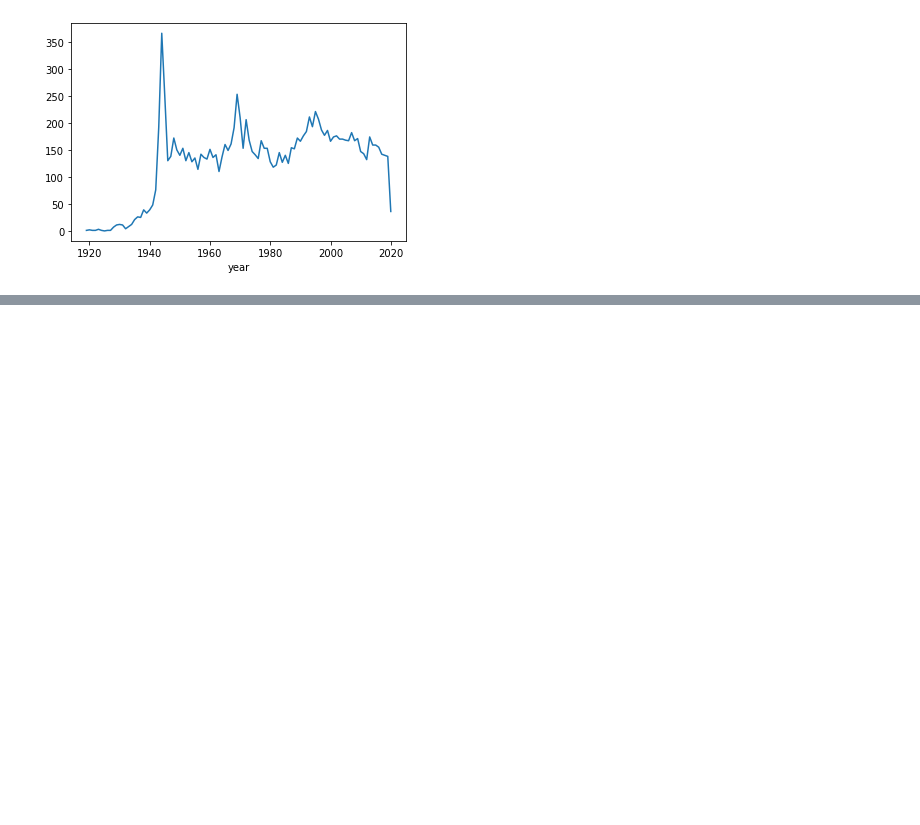
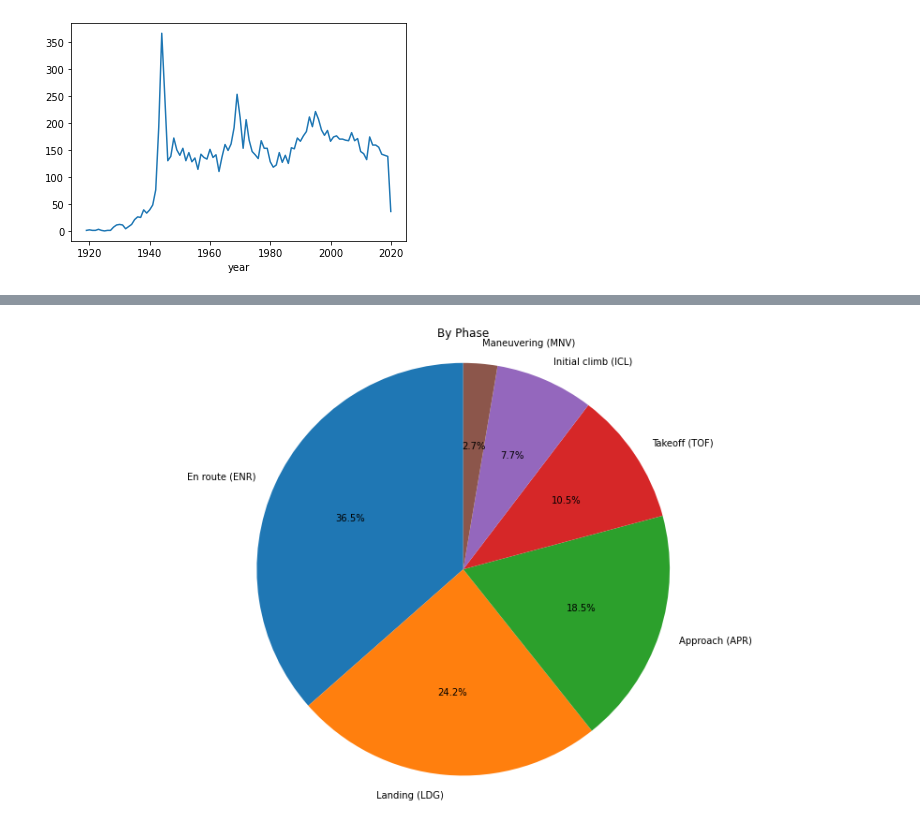
Before and after one commit to ptuuu/170finalproj, a Jupyter notebook: demo/playground.ipynb, the cells around one changed output, grey strips where cells are left out. Saved outputs shown, nothing was run; the diff lists cells and outputs as text; code cells hidden in the pictures; blank space fills up the shorter version.

```diff
--- a/demo/plot.ipynb
+++ b/demo/playground.ipynb
@@ -292,0 +307,4 @@ df.head(1)
+# %%
+by_phase = df[['Phase', 'id']].groupby(['Phase']).count().rename(columns={'id': 'Count'})
+by_phase = by_phase.sort_values(by=['Count'], ascending=False)[:6].reset_index()
+by_phase
@@ -292,0 +319,8 @@ df.head(1)
+# %%
+fig, ax = plt.subplots(figsize=(16, 9))
+ax.pie(by_phase['Count'], labels=by_phase['Phase'], autopct='%1.1f%%', startangle=90)
+ax.axis('equal')
+ax.set_title('By Phase')
+plt.show()
+# %% [output]
+[figure, added]
```
Also changed, not shown: parts of 26 cells of this notebook, 5 other files.
